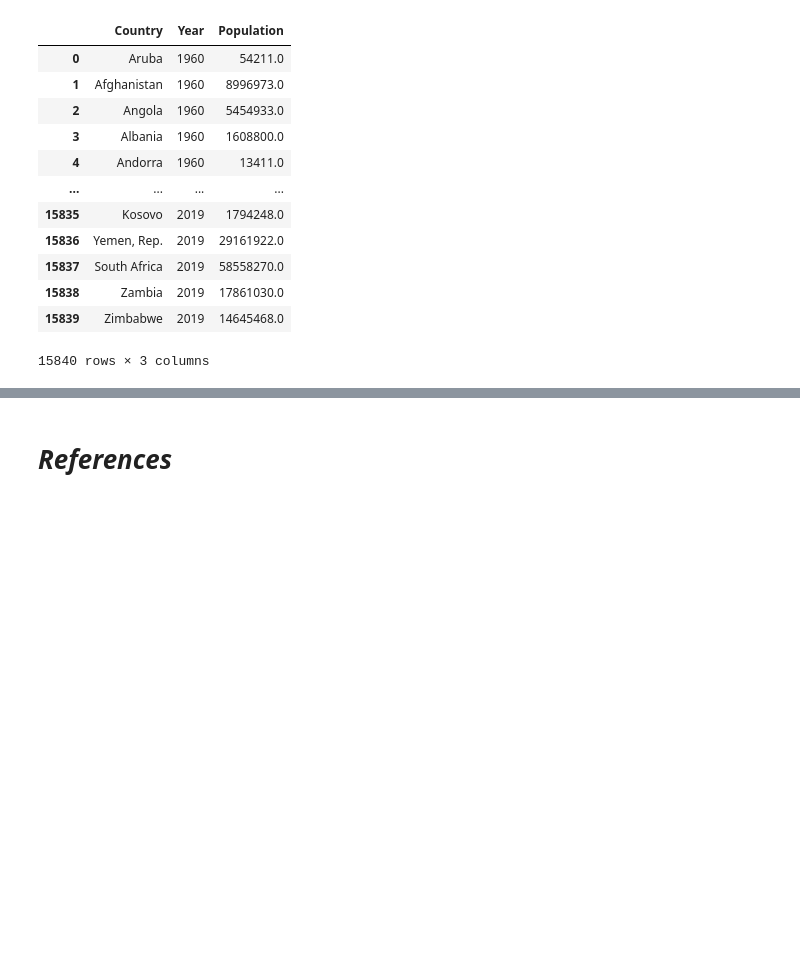
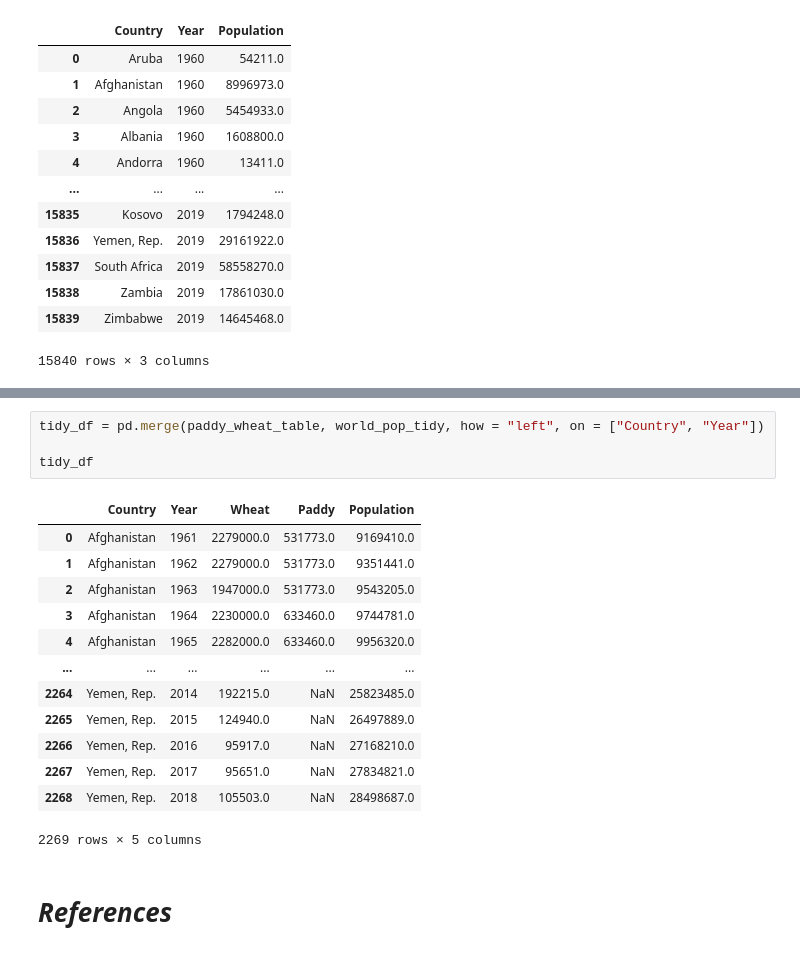
Before and after one commit to rahulkuriyedath/Breast-Cancer-Prediction, a Jupyter notebook: src/EDA.ipynb, the cells around one changed output, grey strips where cells are left out. Drawn from its saved outputs; the diff is of its cells as text; blank space fills up the shorter version.

```diff
--- a/src/EDA.ipynb
+++ b/src/EDA.ipynb
@@ -150,3 +151,21 @@ paddy_wheat_melt
+# %%
+tidy_df = pd.merge(paddy_wheat_table, world_pop_tidy, how = "left", on = ["Country", "Year"])
+
+tidy_df
+# %% [output]
+|  | Country | Year | Wheat | Paddy | Population |
+| 0 | Afghanistan | 1961 | 2279000.0 | 531773.0 | 9169410.0 |
+| 1 | Afghanistan | 1962 | 2279000.0 | 531773.0 | 9351441.0 |
+| 2 | Afghanistan | 1963 | 1947000.0 | 531773.0 | 9543205.0 |
+| 3 | Afghanistan | 1964 | 2230000.0 | 633460.0 | 9744781.0 |
+| 4 | Afghanistan | 1965 | 2282000.0 | 633460.0 | 9956320.0 |
+| ... | ... | ... | ... | ... | ... |
+| 2264 | Yemen, Rep. | 2014 | 192215.0 | NaN | 25823485.0 |
+| 2265 | Yemen, Rep. | 2015 | 124940.0 | NaN | 26497889.0 |
+| 2266 | Yemen, Rep. | 2016 | 95917.0 | NaN | 27168210.0 |
+| 2267 | Yemen, Rep. | 2017 | 95651.0 | NaN | 27834821.0 |
+| 2268 | Yemen, Rep. | 2018 | 105503.0 | NaN | 28498687.0 |
+2269 rows × 5 columns
 # %% [markdown]
 # _References_
 # %% [markdown]
```
Also changed, not shown: parts of 3 cells of this notebook.
